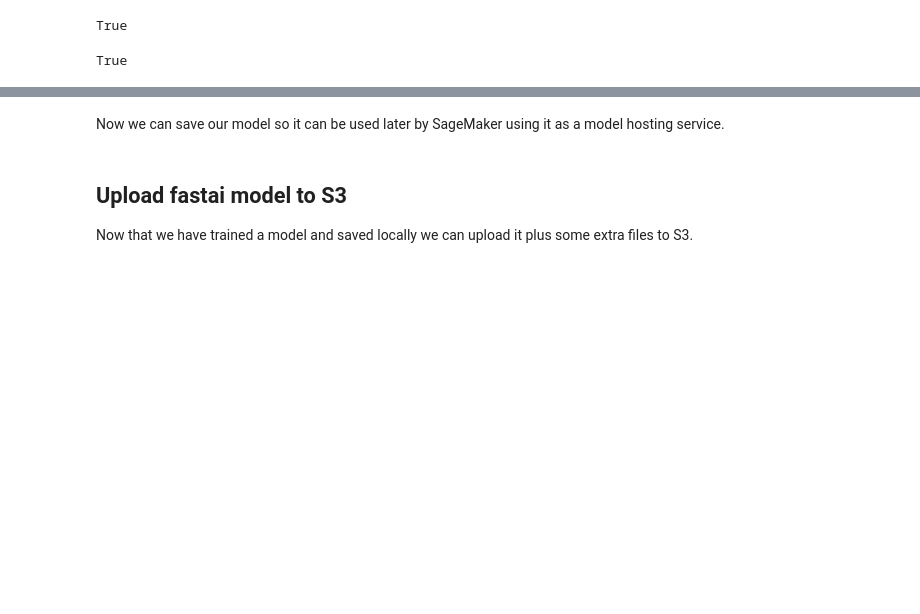
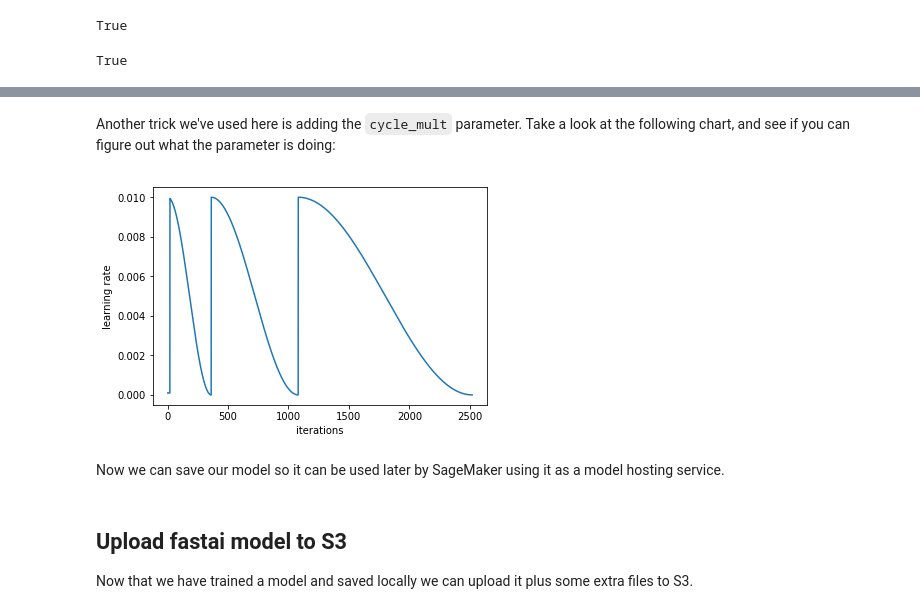
Before and after one commit to mattmcclean/sagemaker-lhr-summit-demo, a Jupyter notebook: build_train_custom_model.ipynb, the cells around one changed output, grey strips where cells are left out. Saved outputs shown, nothing was run; the diff lists cells and outputs as text; code cells hidden in the pictures; blank space fills up the shorter version.

```diff
--- a/build_train_custom_model.ipynb
+++ b/build_train_custom_model.ipynb
@@ -55,0 +104,2 @@ epoch      trn_loss   val_loss   accuracy
+# %%
+learn.precompute=False
@@ -55,0 +108,2 @@ epoch      trn_loss   val_loss   accuracy
+# %%
+learn.fit(1e-2, 3, cycle_len=1)
@@ -55,0 +127,4 @@ epoch      trn_loss   val_loss   accuracy
+# %%
+lr=np.array([1e-4,1e-3,1e-2])
+# %%
+learn.fit(lr, 3, cycle_len=1, cycle_mult=2)
@@ -56,3 +142,9 @@ epoch      trn_loss   val_loss   accuracy
+# %% [markdown]
+Another trick we've used here is adding the `cycle_mult` parameter. Take a look at the following chart, and see if you can figure out what the parameter is doing:
+# %%
+learn.sched.plot_lr()
+# %% [output]
+[figure, added]
 # %% [markdown]
 Now we can save our model so it can be used later by SageMaker using it as a model hosting service.
 # %%
```
Also changed, not shown: parts of 27 cells of this notebook, 9 other files.
